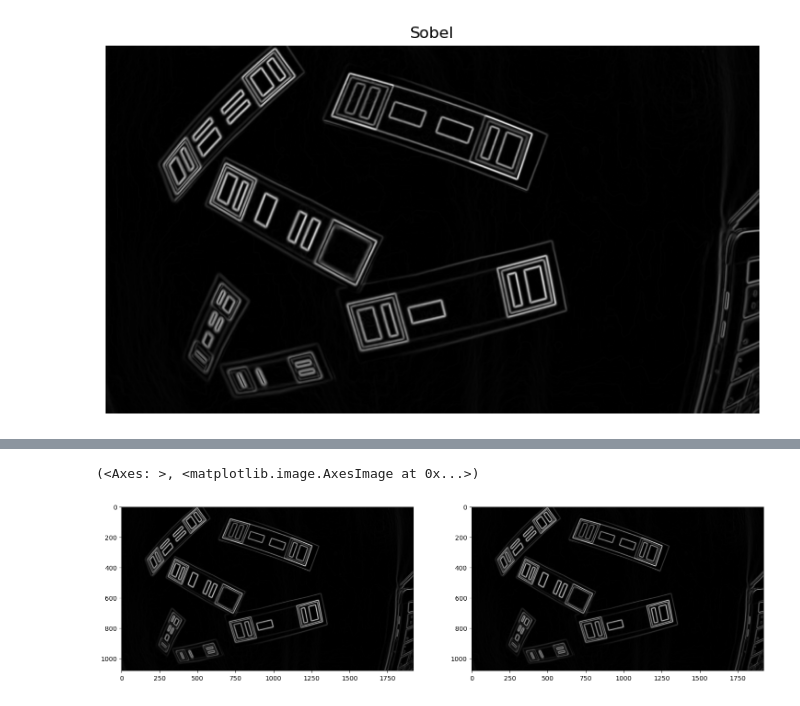
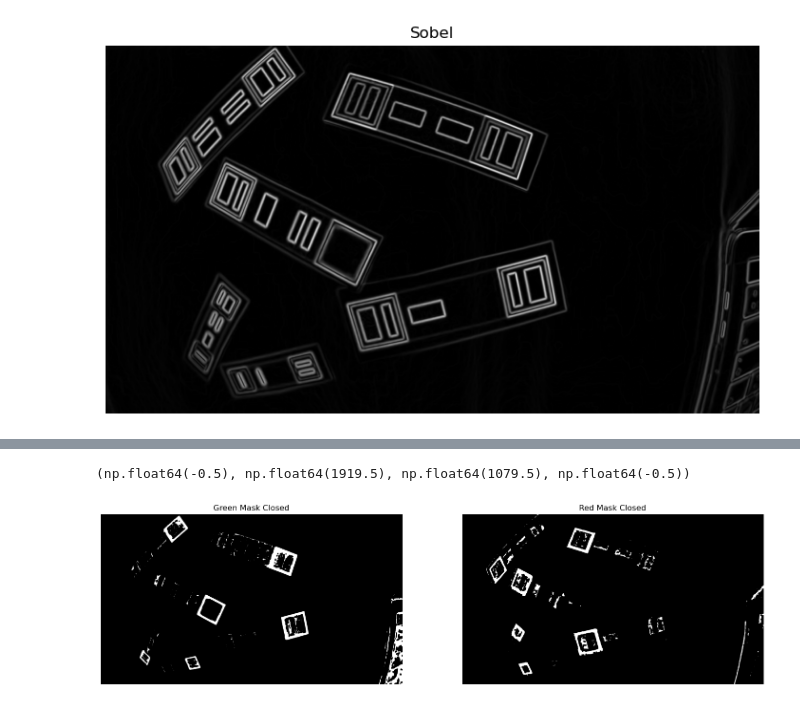
Before and after one commit to miguelable/openCV_basics, a Jupyter notebook: Practices/practice_2.ipynb, the cells around one changed output, grey strips where cells are left out. Cells and saved outputs as stored; diff of their text form; code cells hidden in the pictures.

```diff
--- a/Practices/practice_2.ipynb
+++ b/Practices/practice_2.ipynb
@@ -61,0 +147,18 @@ plt.imshow(img_rgb_sobel, cmap='gray'), plt.title('Sobel') ; plt.axis('off')
+# %%
+# Apply the hsv mask to the image.
+# Best configuration for detecting red squares in the image mix_G1_64.jpg
+# H = 120, S = 20, V = 0, H1 = 179, S1 = 255, V1 = 255
+# Best configuration for detecting green squares in the image mix_G1_64.jpg
+# H = 50, S = 40, V = 0, H1 = 110, S1 = 255, V1 = 130
+
+lower_red = np.array([120, 20, 0])
+upper_red = np.array([179, 255, 255])
+lower_green = np.array([50, 40, 0])
+upper_green = np.array([110, 255, 160])
+mask_red = cv2.inRange(hsv, lower_red, upper_red)
+mask_green = cv2.inRange(hsv, lower_green, upper_green)
+
+# Display the masks
+plt.figure(figsize=[18, 5])
+plt.subplot(1, 2, 1) ; plt.imshow(mask_green, cmap='gray') ; plt.title('Green Mask') ; plt.axis('off')
+plt.subplot(1, 2, 2) ; plt.imshow(mask_red, cmap='gray') ; plt.title('Red Mask') ; plt.axis('off')
@@ -62,12 +168,13 @@ plt.imshow(img_rgb_sobel, cmap='gray'), plt.title('Sobel') ; plt.axis('off')
 # %%
+# Apply apperture and close the mask
+kernel = np.ones((7,7), np.uint8)
+mask_red_closed = cv2.morphologyEx(mask_red, cv2.MORPH_CLOSE, kernel)
+mask_green_closed = cv2.morphologyEx(mask_green, cv2.MORPH_CLOSE, kernel)
 
-# Upscale the image from CV_64F to CV_8U
-img_rgb_sobel_8U = cv2.normalize(img_rgb_sobel, None, 0, 255, cv2.NORM_MINMAX, cv2.CV_8U)
-
-# Display the sobel image
+# Display the closed masks
 plt.figure(figsize=[18, 5])
-plt.subplot(1, 2, 1), plt.imshow(img_rgb_sobel, cmap='gray')
-plt.subplot(1, 2, 2), plt.imshow(img_rgb_sobel_8U, cmap='gray')
+plt.subplot(1, 2, 1) ; plt.imshow(mask_green_closed, cmap='gray') ; plt.title('Green Mask Closed') ; plt.axis('off')
+plt.subplot(1, 2, 2) ; plt.imshow(mask_red_closed, cmap='gray') ; plt.title('Red Mask Closed') ; plt.axis('off')
 # %% [output]
-(<Axes: >, <matplotlib.image.AxesImage at 0x...>)
+(np.float64(-0.5), np.float64(1919.5), np.float64(1079.5), np.float64(-0.5))
-[figure, old version]
+[figure, new version]
```
Also changed, not shown: parts of 13 cells of this notebook.
